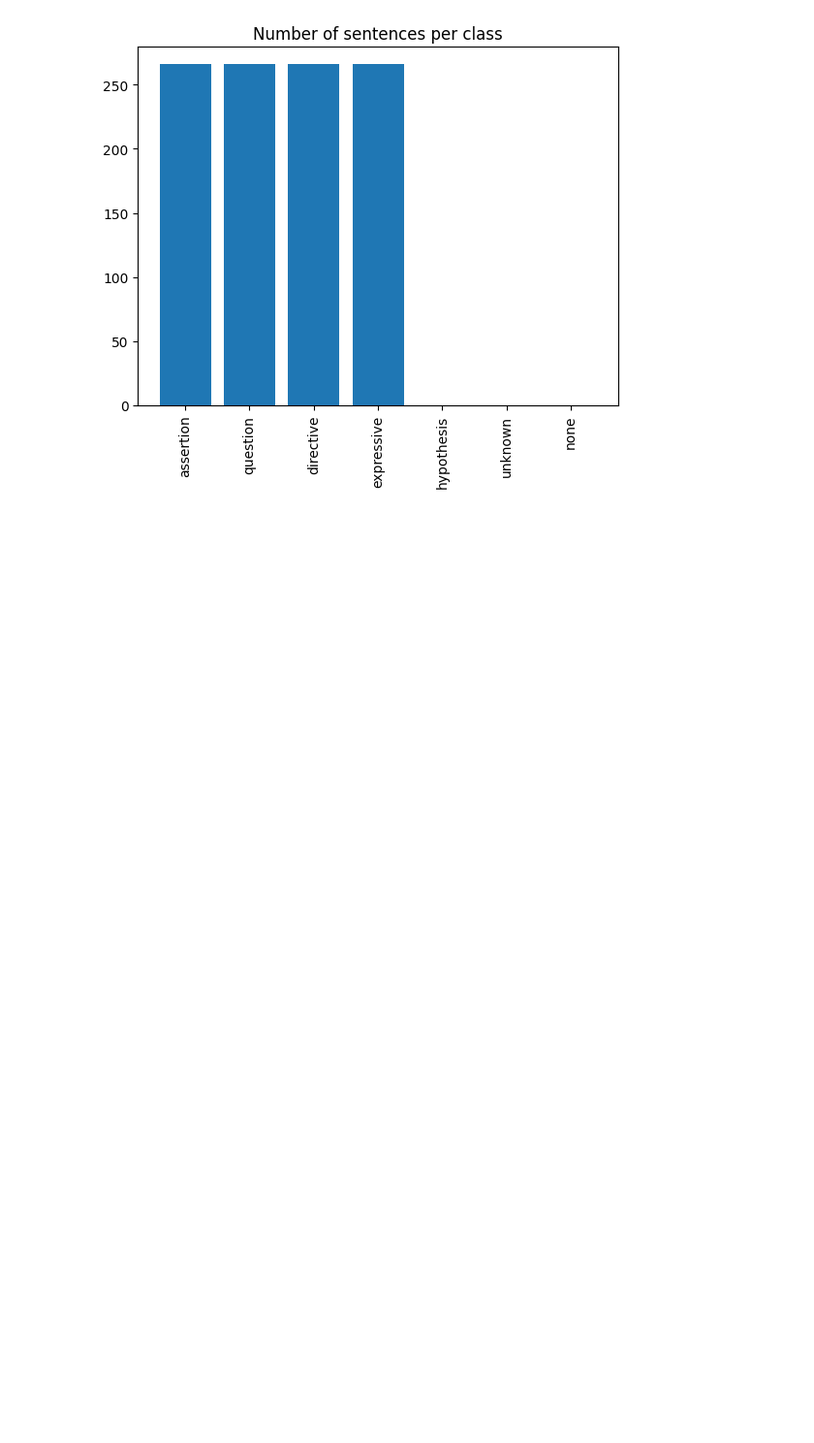
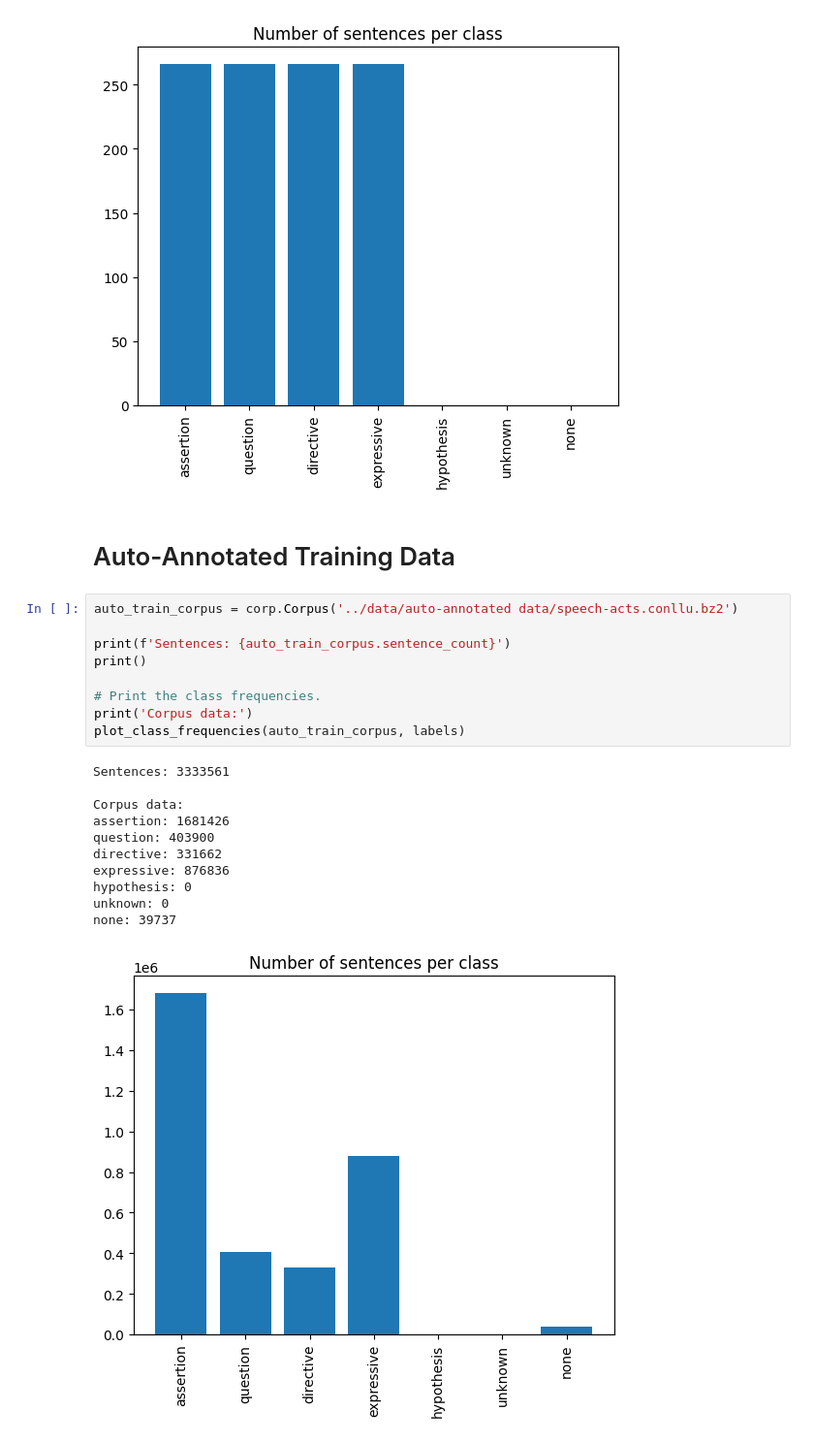
Before and after one commit to Daniel-B-Tufvesson/speech-act-classifier, a Jupyter notebook: notebooks/data_visualization.ipynb, the cells around one changed output. Shown at 97% size. Cells and saved outputs as stored; diff of their text form; blank space fills up the shorter version.

Commit message:
Visualize training data class distributions.

```diff
--- a/notebooks/data_visualization.ipynb
+++ b/notebooks/data_visualization.ipynb
@@ -141,3 +141,26 @@ hypothesis: 0
 unknown: 0
 none: 0
 [figure]
+# %% [markdown]
+# Auto-Annotated Training Data
+# %%
+auto_train_corpus = corp.Corpus('../data/auto-annotated data/speech-acts.conllu.bz2')
+
+print(f'Sentences: {auto_train_corpus.sentence_count}')
+print()
+
+# Print the class frequencies.
+print('Corpus data:')
+plot_class_frequencies(auto_train_corpus, labels)
+# %% [output]
+Sentences: 3333561
+
+Corpus data:
+assertion: 1681426
+question: 403900
+directive: 331662
+expressive: 876836
+hypothesis: 0
+unknown: 0
+none: 39737
+[figure, added]
```
